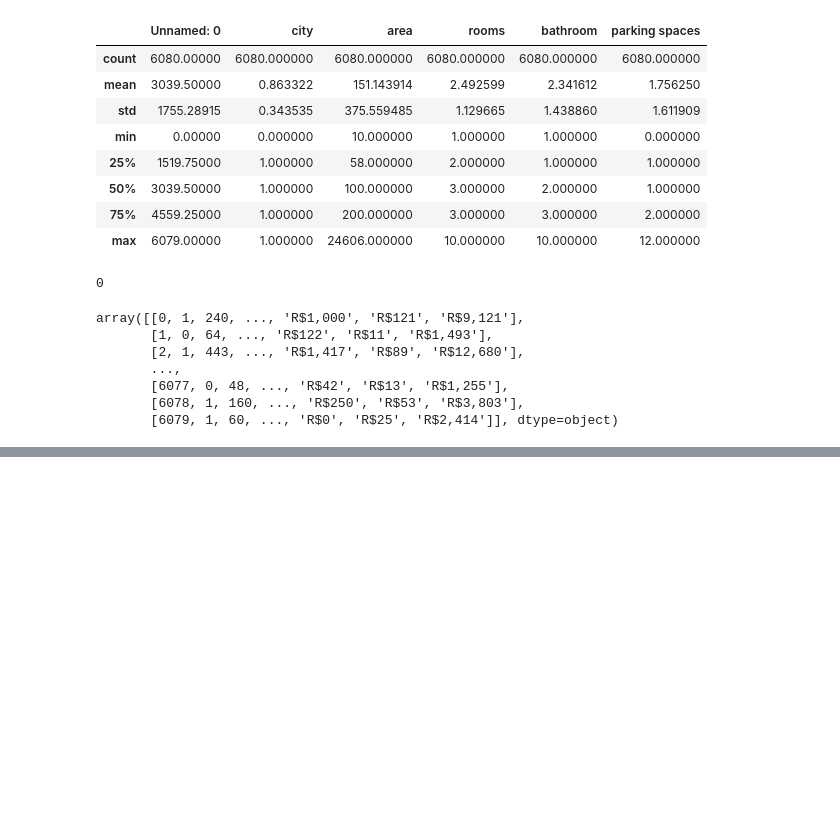
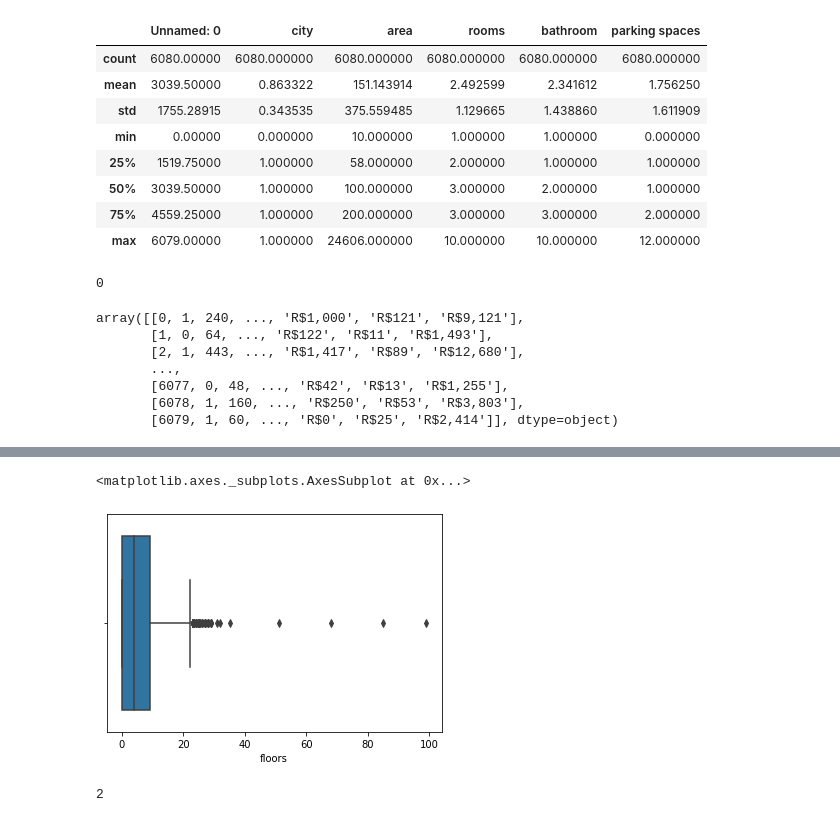
Before and after one commit to saima8/Data-Science-from-scratch, a Jupyter notebook: EDA_assinment.ipynb, the cells around one changed output, grey strips where cells are left out. Saved outputs shown, nothing was run; the diff lists cells and outputs as text; code cells hidden in the pictures; blank space fills up the shorter version.

```diff
--- a/EDA_assinment.ipynb
+++ b/EDA_assinment.ipynb
@@ -137,0 +245,3 @@ array([[0, 1, 240, ..., 'R$1,000', 'R$121', 'R$9,121'],
+# %%
+data2 = data.rename(columns={'floor':'floors'})
+data2.head()
@@ -137,0 +255,2 @@ array([[0, 1, 240, ..., 'R$1,000', 'R$121', 'R$9,121'],
+# %%
+data2['floors'] = data2['floors'].replace('-','0')
@@ -137,0 +264,2 @@ array([[0, 1, 240, ..., 'R$1,000', 'R$121', 'R$9,121'],
+# %%
+data2['floors'] = data2['floors'].astype(int)
@@ -137,0 +298,10 @@ array([[0, 1, 240, ..., 'R$1,000', 'R$121', 'R$9,121'],
+# %%
+sns.boxplot(data2['floors'])
+# %% [output]
+<matplotlib.axes._subplots.AxesSubplot at 0x...>
+[figure, added]
+# %%
+data_81 = (data2['floors']> 81).sum()
+data_81
+# %% [output]
+2
```
Also changed, not shown: parts of 20 cells of this notebook.
